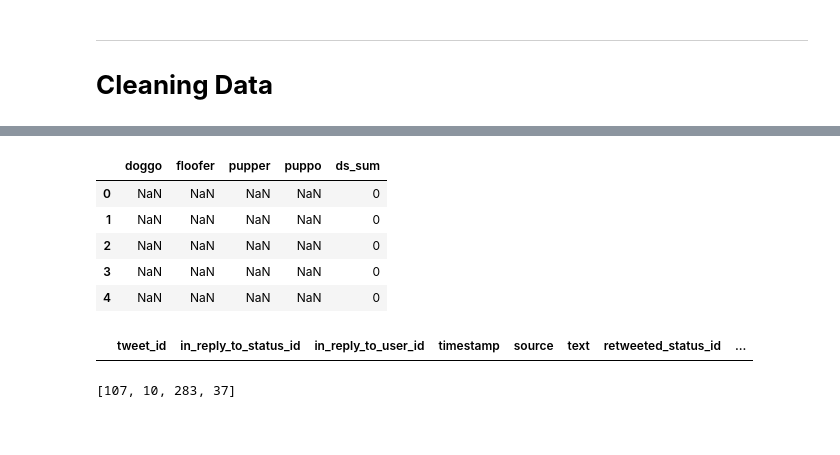
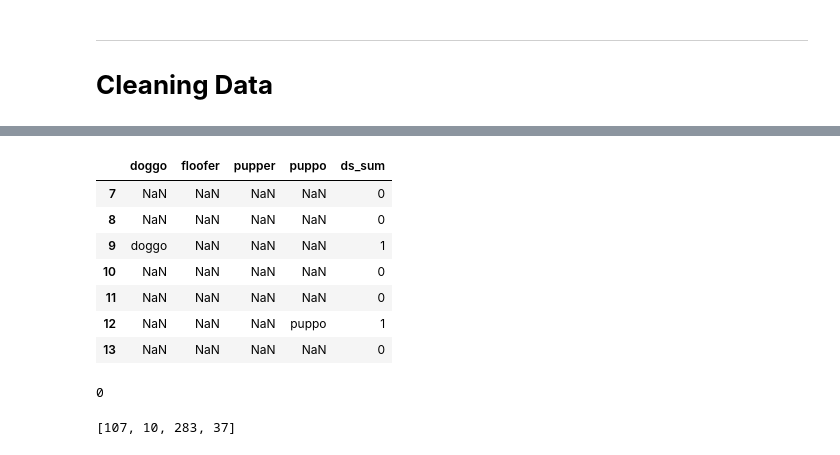
Before and after one commit to alf808/doggie-tweets, a Jupyter notebook: wrangle_act.ipynb, the cells around one changed output, grey strips where cells are left out. Saved outputs shown, nothing was run; the diff lists cells and outputs as text; code cells hidden in the pictures; blank space fills up the shorter version.

```diff
--- a/wrangle_act.ipynb
+++ b/wrangle_act.ipynb
@@ -397,11 +371,13 @@ dtype: int64
 # create a new column that sums by row the dog_stages
 twitarch_work['ds_sum'] = twitarch_work[dog_stage].notnull().sum(axis=1)
 # %%
-twitarch_work[dog_stage + ['ds_sum']].head()
+twitarch_work[dog_stage + ['ds_sum']].loc[7:13]
 # %% [output]
 |  | doggo | floofer | pupper | puppo | ds_sum |
-| 0 | NaN | NaN | NaN | NaN | 0 |
-| 1 | NaN | NaN | NaN | NaN | 0 |
-| 2 | NaN | NaN | NaN | NaN | 0 |
-| 3 | NaN | NaN | NaN | NaN | 0 |
-| 4 | NaN | NaN | NaN | NaN | 0 |
+| 7 | NaN | NaN | NaN | NaN | 0 |
+| 8 | NaN | NaN | NaN | NaN | 0 |
+| 9 | doggo | NaN | NaN | NaN | 1 |
+| 10 | NaN | NaN | NaN | NaN | 0 |
+| 11 | NaN | NaN | NaN | NaN | 0 |
+| 12 | NaN | NaN | NaN | puppo | 1 |
+| 13 | NaN | NaN | NaN | NaN | 0 |
@@ -421,8 +393,8 @@ twitarch_work['ds_sum'] = twitarch_work[dog_stage].notnull().sum(axis=1) # sum t
 # %%
 # verify that text containing a dog stage are accounted for
-twitarch_work[(twitarch_work.text.str.contains('doggo|pupper|puppo|floofer', case=False)) & (twitarch_work['ds_sum'] == 0)]
+twitarch_work[(twitarch_work.text.str.contains('doggo|pupper|puppo|floofer', case=False)) & (twitarch_work['ds_sum'] == 0)].count()[0]
 # %% [output]
-|  | tweet_id | in_reply_to_status_id | in_reply_to_user_id | timestamp | source | text | retweeted_status_id | ... |
+0
 # %%
 ds_counts = []
 for ds in dog_stage:
```
Also changed, not shown: parts of 158 cells of this notebook, 1 other file.
